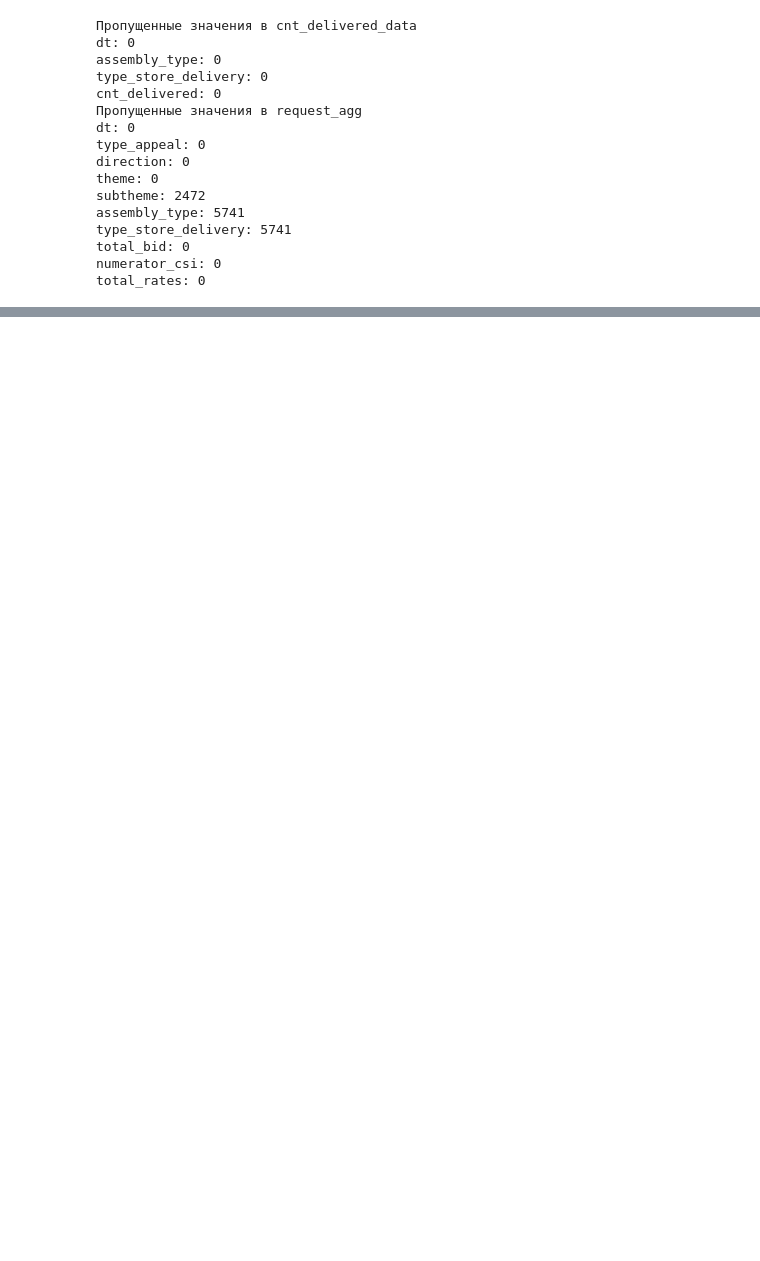
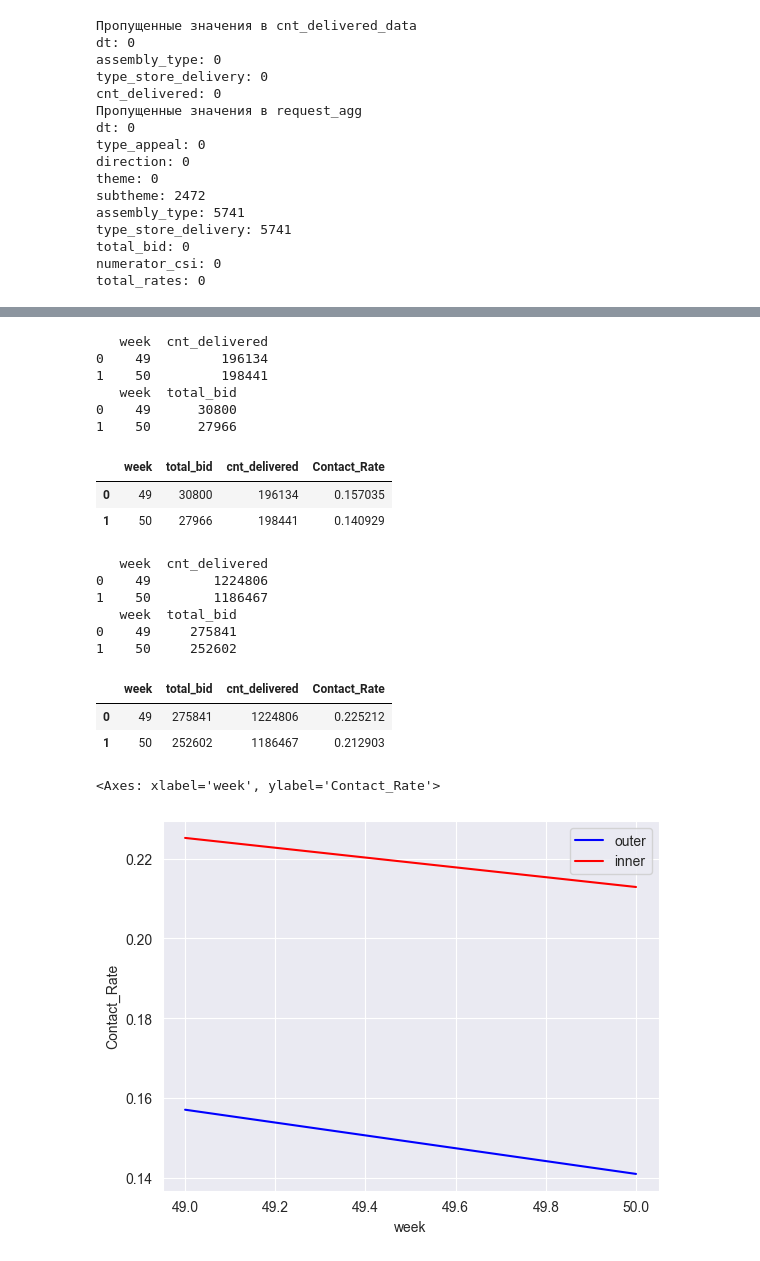
Before and after one commit to AlexProductAnalyst/PORTFOLIO, a Jupyter notebook: Sbermarket_data_analysis/Sbermarket_data_analysis.ipynb, the cells around one changed output, grey strips where cells are left out. Drawn from its saved outputs; the diff is of its cells as text; code cells hidden in the pictures; blank space fills up the shorter version.

Commit message:
Sbermarket data analysis project was added

```diff
--- a/Sbermarket_data_analysis/Sbermarket_data_analysis.ipynb
+++ b/Sbermarket_data_analysis/Sbermarket_data_analysis.ipynb
@@ -153,0 +185,68 @@ print(request_agg.sample(5))
+# %%
+# Рассчитываем СR по внешней сборке
+
+CR_outer_requests = request_agg\
+    .query("assembly_type == 'внешняя'")\
+    .groupby("week", as_index=False)\
+    .agg({"total_bid": "sum"})
+
+CR_outer_orders = cnt_delivered_data\
+    .query("assembly_type == 'внешняя'")\
+    .groupby("week", as_index=False)\
+    .agg({"cnt_delivered": "sum"})
+
+print(CR_outer_orders)
+print(CR_outer_requests)
+# %% [output]
+   week  cnt_delivered
+0    49         196134
+1    50         198441
+   week  total_bid
+0    49      30800
+1    50      27966
+# %%
+CR_outer = CR_outer_requests.merge(CR_outer_orders, on="week", how="inner")
+CR_outer["Contact_Rate"] = CR_outer["total_bid"]/CR_outer["cnt_delivered"]
+CR_outer
+# %% [output]
+|  | week | total_bid | cnt_delivered | Contact_Rate |
+| 0 | 49 | 30800 | 196134 | 0.157035 |
+| 1 | 50 | 27966 | 198441 | 0.140929 |
+# %%
+# Рассчитываем СR по внтренней сборке
+
+CR_inner_requests = request_agg\
+    .query("assembly_type == 'внутренняя'")\
+    .groupby("week", as_index=False)\
+    .agg({"total_bid": "sum"})
+
+CR_inner_orders = cnt_delivered_data\
+    .query("assembly_type == 'внутренняя'")\
+    .groupby("week", as_index=False)\
+    .agg({"cnt_delivered": "sum"})
+
+print(CR_inner_orders)
+print(CR_inner_requests)
+# %% [output]
+   week  cnt_delivered
+0    49        1224806
+1    50        1186467
+   week  total_bid
+0    49     275841
+1    50     252602
+# %%
+CR_inner = CR_inner_requests.merge(CR_inner_orders, on="week", how="inner")
+CR_inner["Contact_Rate"] = CR_inner["total_bid"]/CR_inner["cnt_delivered"]
+CR_inner
+# %% [output]
+|  | week | total_bid | cnt_delivered | Contact_Rate |
+| 0 | 49 | 275841 | 1224806 | 0.225212 |
+| 1 | 50 | 252602 | 1186467 | 0.212903 |
+# %%
+# Визуализируем динамику
+
+sns.lineplot(data=CR_outer, x="week", y="Contact_Rate", color="blue", label="outer")
+sns.lineplot(data=CR_inner, x="week", y="Contact_Rate", color="red", label="inner")
+# %% [output]
+<Axes: xlabel='week', ylabel='Contact_Rate'>
+[figure, added]
```
Also changed, not shown: parts of 6 cells of this notebook.
